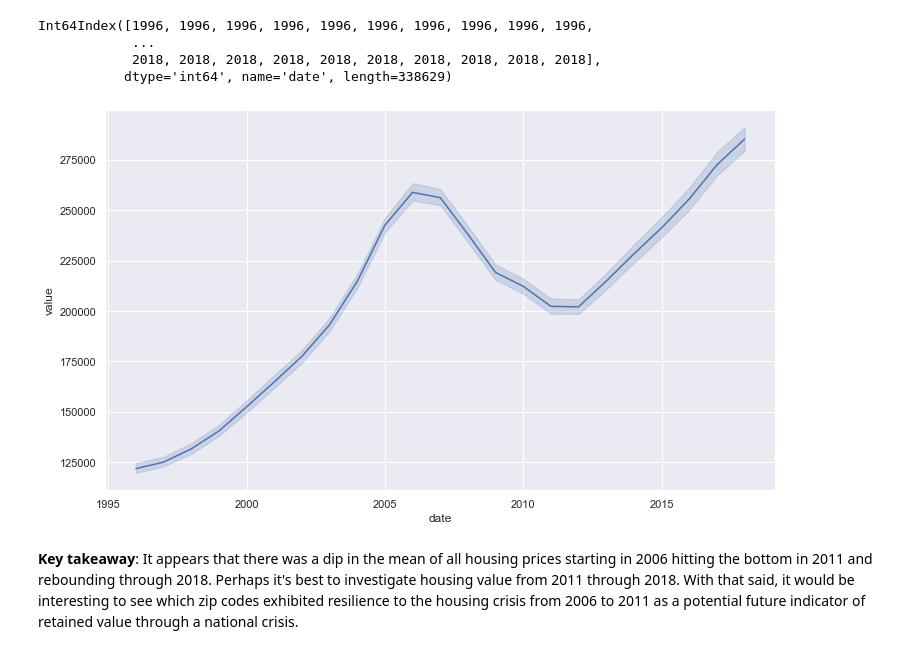
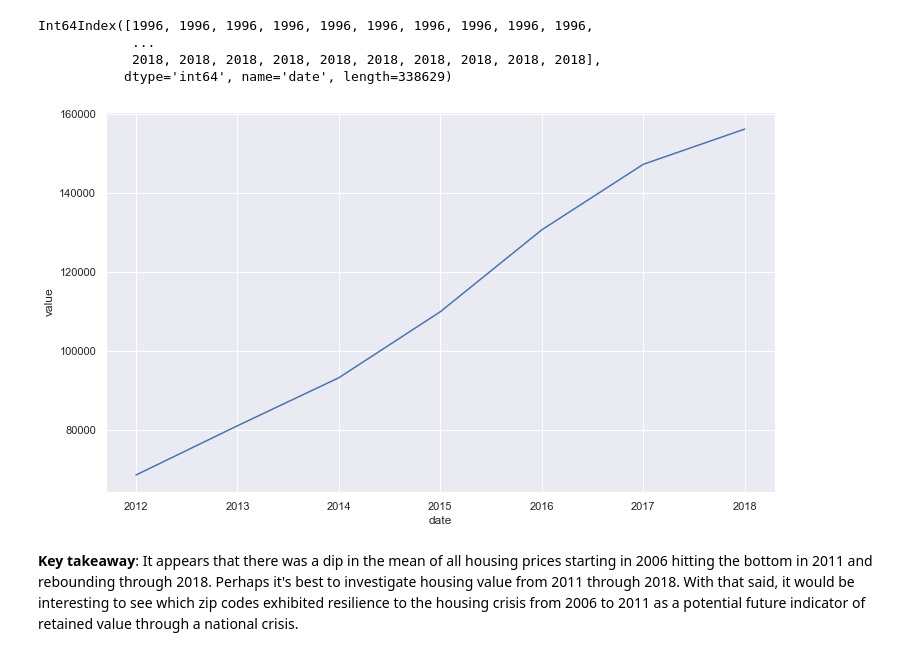
Before and after one commit to Joe-Bit-lab/mod4, a Jupyter notebook: Step01_Data_Cleaning/step01b_exploratory_data_analysis_v2.ipynb, the cells around one changed output. Drawn from its saved outputs; the diff is of its cells as text; code cells hidden in the pictures.

```diff
--- a/Step01_Data_Cleaning/step01b_exploratory_data_analysis_v2.ipynb
+++ b/Step01_Data_Cleaning/step01b_exploratory_data_analysis_v2.ipynb
@@ -292,12 +292,14 @@ Int64Index([1996, 1996, 1996, 1996, 1996, 1996, 1996, 1996, 1996, 1996,
            dtype='int64', name='date', length=338629)
 # %%
 sns.set(rc={'figure.figsize':(12,7)})
+# %%
+yearly_33976 = yearly.loc[(yearly.index.get_level_values(1) == '33976') & (yearly.index.get_level_values(0) > 2011)]
 # %%
-yearly_lineplot = sns.lineplot(x = yearly.index.get_level_values(0),
+yearly_lineplot = sns.lineplot(x = zill.date
                                y = 'value',
-                               data = yearly);
+                               data = yearly_33976);
 # %% [output]
-[figure, old version]
+[figure, new version]
 # %% [markdown]
 __Key takeaway__: It appears that there was a dip in the mean of all housing prices starting in 2006 hitting the bottom in 2011 and rebounding through 2018.  Perhaps it's best to investigate housing value from 2011 through 2018.  With that said, it would be interesting to see which zip codes exhibited resilience to the housing crisis from 2006 to 2011 as a potential future indicator of retained value through a national crisis.
 # %%
```
Also changed, not shown: parts of 1 cell of this notebook, 2 other files.
